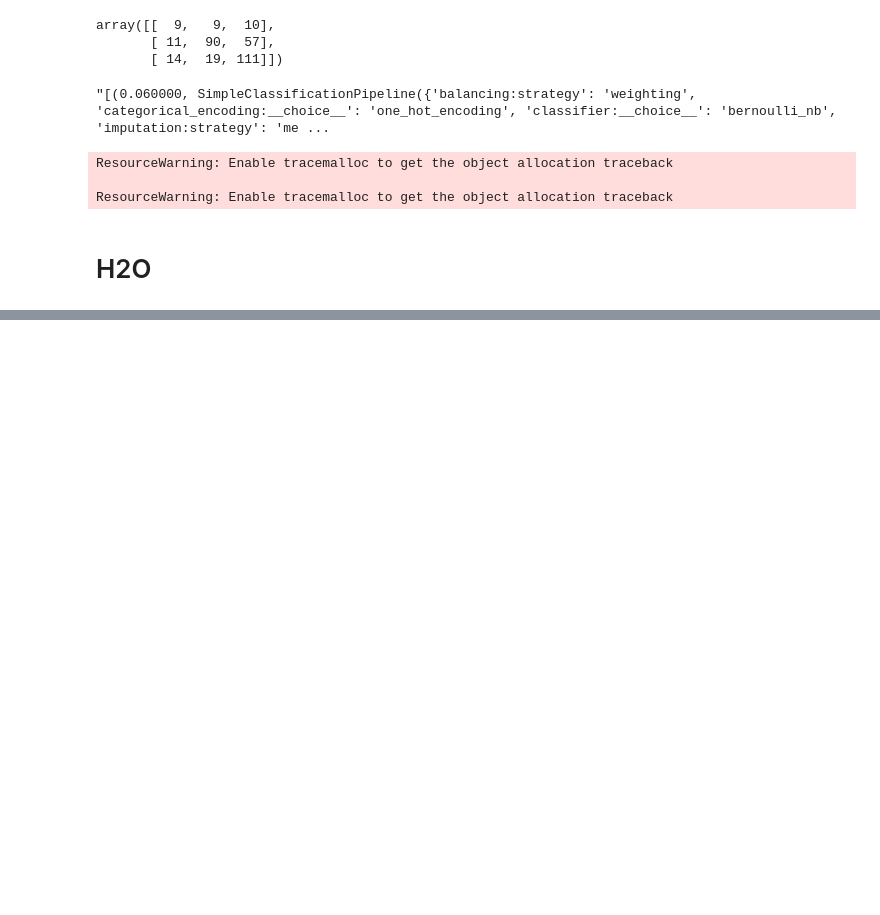
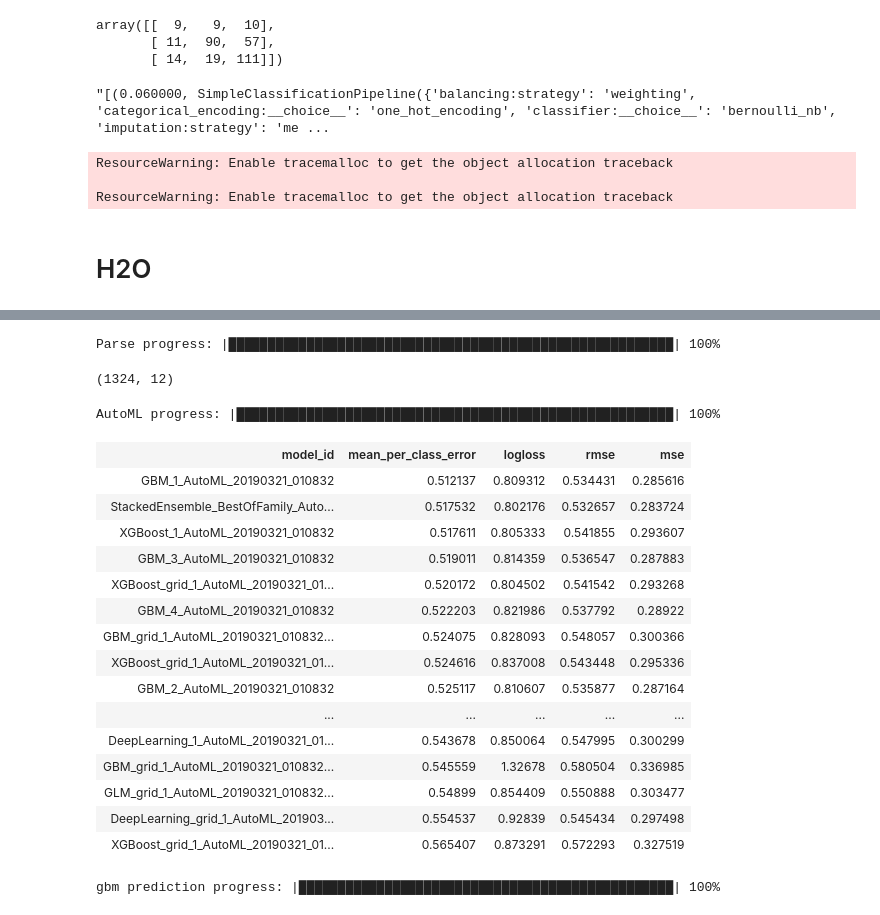
Before and after one commit to erstrong/DeepNeuralNetworksandAI, a Jupyter notebook: Assignment3/Experiment4.ipynb, the cells around one changed output, grey strips where cells are left out. Cells and saved outputs as stored; diff of their text form; code cells hidden in the pictures; blank space fills up the shorter version.

Commit message:
h2o model

```diff
--- a/Assignment3/Experiment4.ipynb
+++ b/Assignment3/Experiment4.ipynb
@@ -279,0 +301,2 @@ http://www.oracle.com/technetwork/java/javase/downloads/index.html
+# %%
+aml = H2OAutoML(max_models=20, seed=1)
@@ -279,0 +306,41 @@ http://www.oracle.com/technetwork/java/javase/downloads/index.html
+# %%
+h2o_data = h2o.import_file('data_files/output_for.csv')
+
+predictors = ['IbmScore', 'GCPScore', 'AzureScore', 'AWSPosScore', 'AWSNegScore', 'AWSNeuScore']
+response = "ActualLabel"
+
+train, valid = h2o_data.split_frame(ratios = [.8], seed = 11)
+# %% [output]
+Parse progress: |█████████████████████████████████████████████████████████| 100%
+# %%
+train.shape
+# %% [output]
+(1324, 12)
+# %%
+aml.train(x=predictors, y=response, training_frame=h2o_data)
+# %% [output]
+AutoML progress: |████████████████████████████████████████████████████████| 100%
+# %%
+lb = aml.leaderboard
+lb.head(rows=lb.nrows)
+# %% [output]
+| model_id | mean_per_class_error | logloss | rmse | mse |
+| GBM_1_AutoML_20190321_010832 | 0.512137 | 0.809312 | 0.534431 | 0.285616 |
+| StackedEnsemble_BestOfFamily_Auto... | 0.517532 | 0.802176 | 0.532657 | 0.283724 |
+| XGBoost_1_AutoML_20190321_010832 | 0.517611 | 0.805333 | 0.541855 | 0.293607 |
+| GBM_3_AutoML_20190321_010832 | 0.519011 | 0.814359 | 0.536547 | 0.287883 |
+| XGBoost_grid_1_AutoML_20190321_01... | 0.520172 | 0.804502 | 0.541542 | 0.293268 |
+| GBM_4_AutoML_20190321_010832 | 0.522203 | 0.821986 | 0.537792 | 0.28922 |
+| GBM_grid_1_AutoML_20190321_010832... | 0.524075 | 0.828093 | 0.548057 | 0.300366 |
+| XGBoost_grid_1_AutoML_20190321_01... | 0.524616 | 0.837008 | 0.543448 | 0.295336 |
+| GBM_2_AutoML_20190321_010832 | 0.525117 | 0.810607 | 0.535877 | 0.287164 |
+| ... | ... | ... | ... | ... |
+| DeepLearning_1_AutoML_20190321_01... | 0.543678 | 0.850064 | 0.547995 | 0.300299 |
+| GBM_grid_1_AutoML_20190321_010832... | 0.545559 | 1.32678 | 0.580504 | 0.336985 |
+| GLM_grid_1_AutoML_20190321_010832... | 0.54899 | 0.854409 | 0.550888 | 0.303477 |
+| DeepLearning_grid_1_AutoML_201903... | 0.554537 | 0.92839 | 0.545434 | 0.297498 |
+| XGBoost_grid_1_AutoML_20190321_01... | 0.565407 | 0.873291 | 0.572293 | 0.327519 |
+# %%
+predictions = aml.leader.predict(valid)
+# %% [output]
+gbm prediction progress: |████████████████████████████████████████████████| 100%
```
Also changed, not shown: parts of 12 cells of this notebook, 1 other file.
